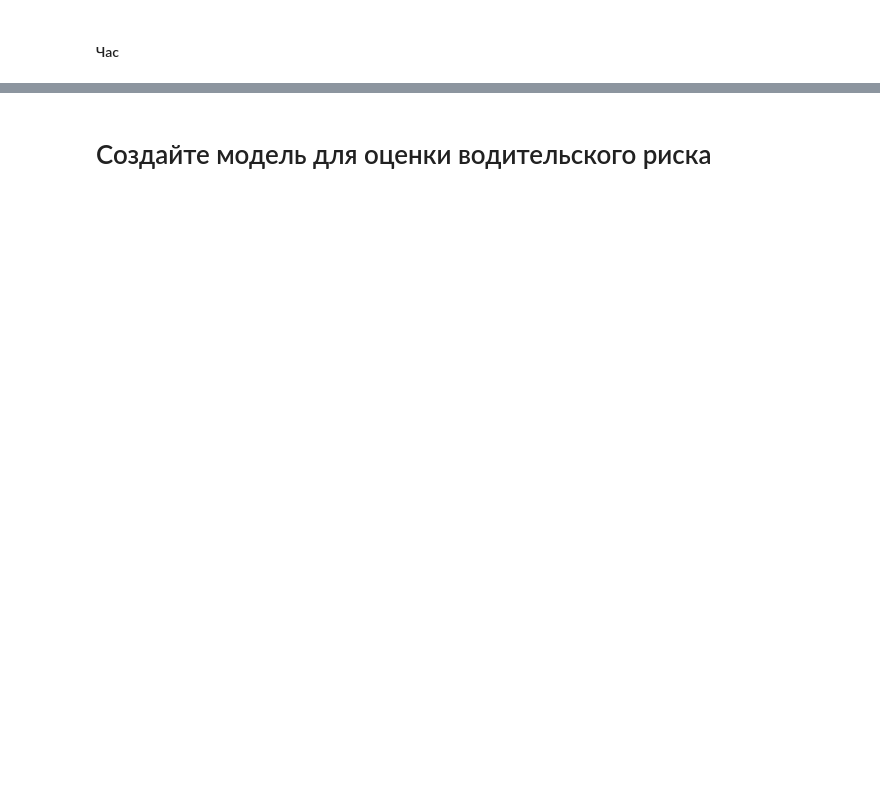
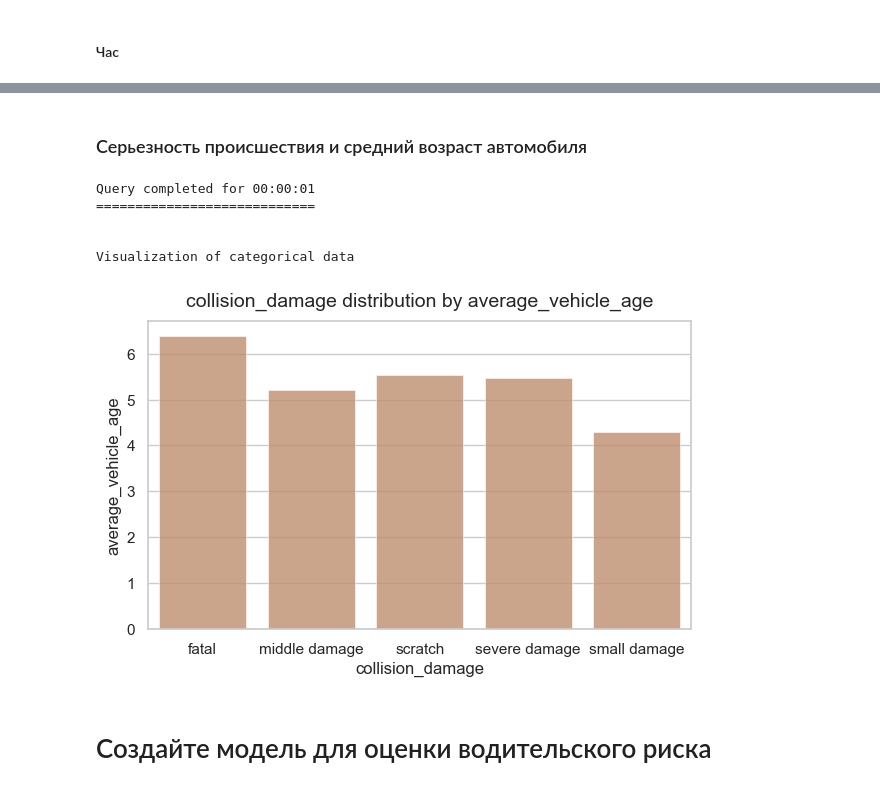
Before and after one commit to AdamCage/road-accident-risk-assessment, a Jupyter notebook: ssss.ipynb, the cells around one changed output, grey strips where cells are left out. Drawn from its saved outputs; the diff is of its cells as text; code cells hidden in the pictures; blank space fills up the shorter version.

```diff
--- a/ssss.ipynb
+++ b/ssss.ipynb
@@ -784,2 +864,29 @@ Visualization of categorical data
+# %% [markdown]
+### Серьезность происшествия и средний возраст автомобиля
+# %%
+analyze_data(
+    data=sql_query(
+        """
+        SELECT
+            c.collision_damage,
+            avg(v.vehicle_age) as average_vehicle_age
+        FROM
+            collisions c
+            left join vehicles v on c.case_id = v.case_id
+        GROUP BY
+            c.collision_damage
+        """
+    ),
+    x="collision_damage", y="average_vehicle_age",
+    rotation=0,
+    figsize=(7, 4)
+)
+# %% [output]
+Query completed for 00:00:01
+============================
+
+
+Visualization of categorical data
+[figure, added]
 # %% [markdown]
 # Создайте модель для оценки водительского риска
```
Also changed, not shown: parts of 16 cells of this notebook.
